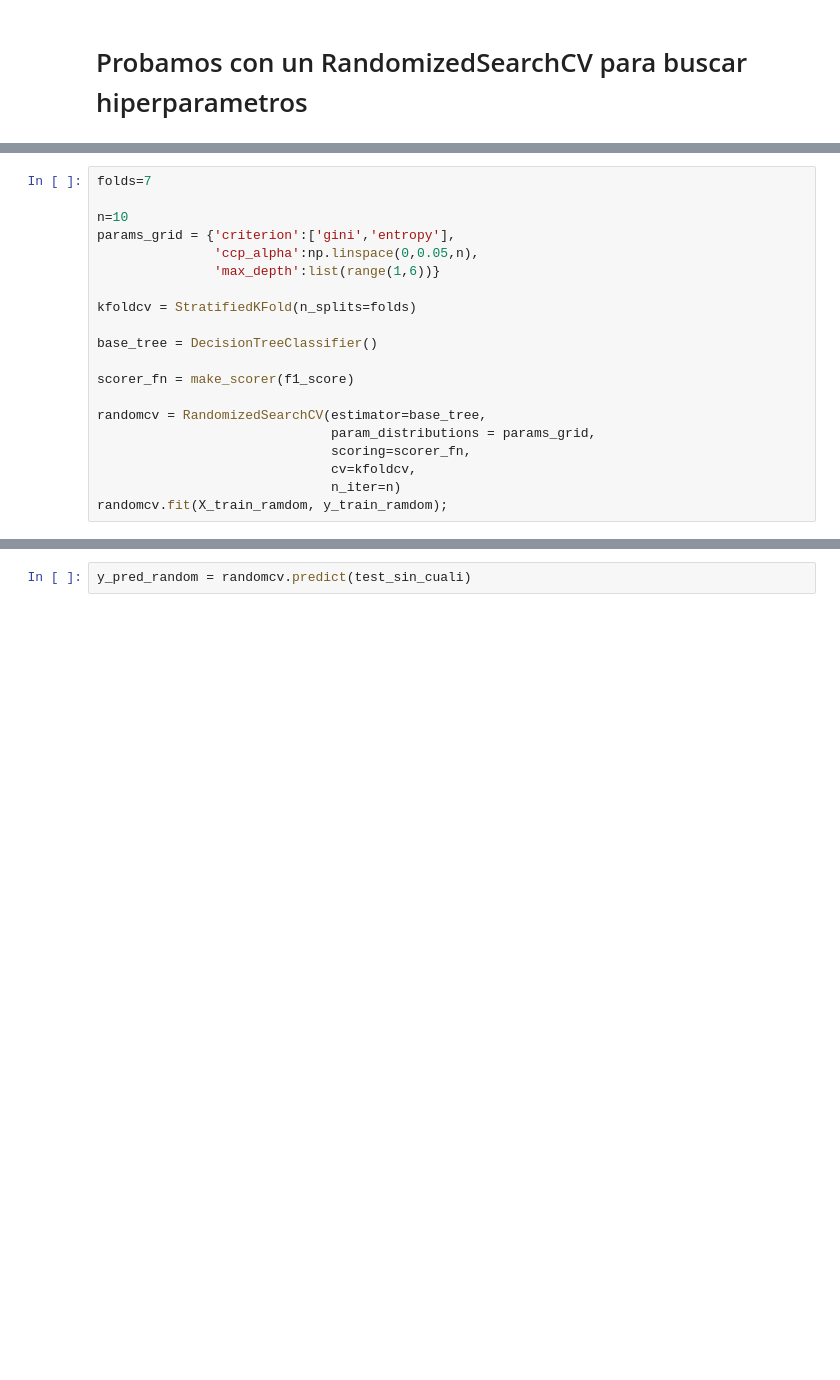
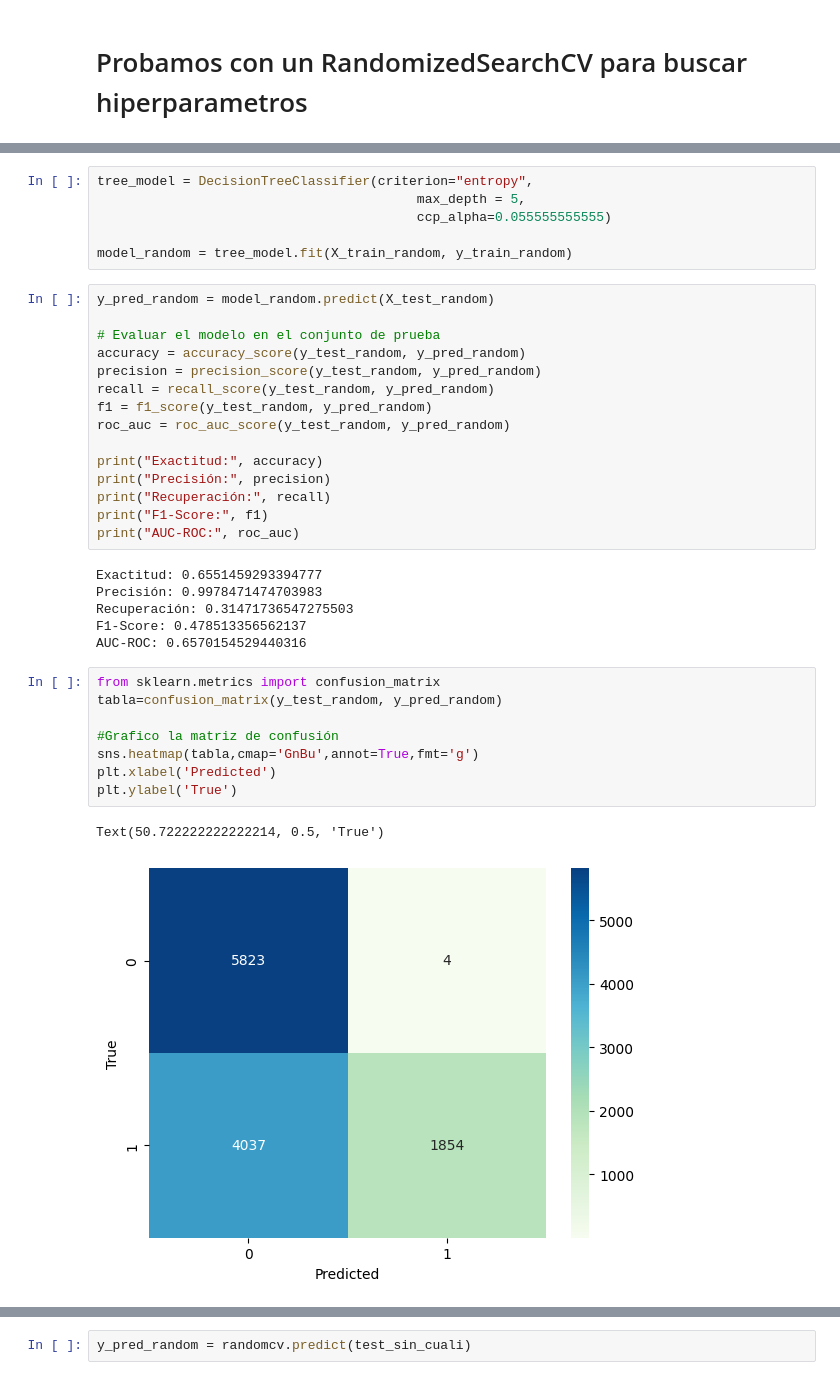
Before and after one commit to franmazzaro/7506R-2C2023-GRUPO39, a Jupyter notebook: 7506R_TP1_GRUPO39_CHP2_ENTREGA.ipynb, the cells around one changed output, grey strips where cells are left out. Drawn from its saved outputs; the diff is of its cells as text; blank space fills up the shorter version.

```diff
--- a/7506R_TP1_GRUPO39_CHP2_ENTREGA.ipynb
+++ b/7506R_TP1_GRUPO39_CHP2_ENTREGA.ipynb
@@ -443,20 +353,38 @@ print(randomcv.best_params_)
-# %%
-folds=7
-
-n=10
-params_grid = {'criterion':['gini','entropy'],
-               'ccp_alpha':np.linspace(0,0.05,n),
-               'max_depth':list(range(1,6))}
-
-kfoldcv = StratifiedKFold(n_splits=folds)
-
-base_tree = DecisionTreeClassifier()
-
-scorer_fn = make_scorer(f1_score)
-
-randomcv = RandomizedSearchCV(estimator=base_tree,
-                              param_distributions = params_grid,
-                              scoring=scorer_fn,
-                              cv=kfoldcv,
-                              n_iter=n)
-randomcv.fit(X_train_ramdom, y_train_ramdom);
+# %%
+tree_model = DecisionTreeClassifier(criterion="entropy",
+                                         max_depth = 5,
+                                         ccp_alpha=0.055555555555)
+
+model_random = tree_model.fit(X_train_random, y_train_random)
+# %%
+y_pred_random = model_random.predict(X_test_random)
+
+# Evaluar el modelo en el conjunto de prueba
+accuracy = accuracy_score(y_test_random, y_pred_random)
+precision = precision_score(y_test_random, y_pred_random)
+recall = recall_score(y_test_random, y_pred_random)
+f1 = f1_score(y_test_random, y_pred_random)
+roc_auc = roc_auc_score(y_test_random, y_pred_random)
+
+print("Exactitud:", accuracy)
+print("Precisión:", precision)
+print("Recuperación:", recall)
+print("F1-Score:", f1)
+print("AUC-ROC:", roc_auc)
+# %% [output]
+Exactitud: 0.6551459293394777
+Precisión: 0.9978471474703983
+Recuperación: 0.31471736547275503
+F1-Score: 0.478513356562137
+AUC-ROC: 0.6570154529440316
+# %%
+from sklearn.metrics import confusion_matrix
+tabla=confusion_matrix(y_test_random, y_pred_random)
+
+#Grafico la matriz de confusión
+sns.heatmap(tabla,cmap='GnBu',annot=True,fmt='g')
+plt.xlabel('Predicted')
+plt.ylabel('True')
+# %% [output]
+Text(50.722222222222214, 0.5, 'True')
+[figure, added]
```
Also changed, not shown: parts of 105 cells of this notebook.
